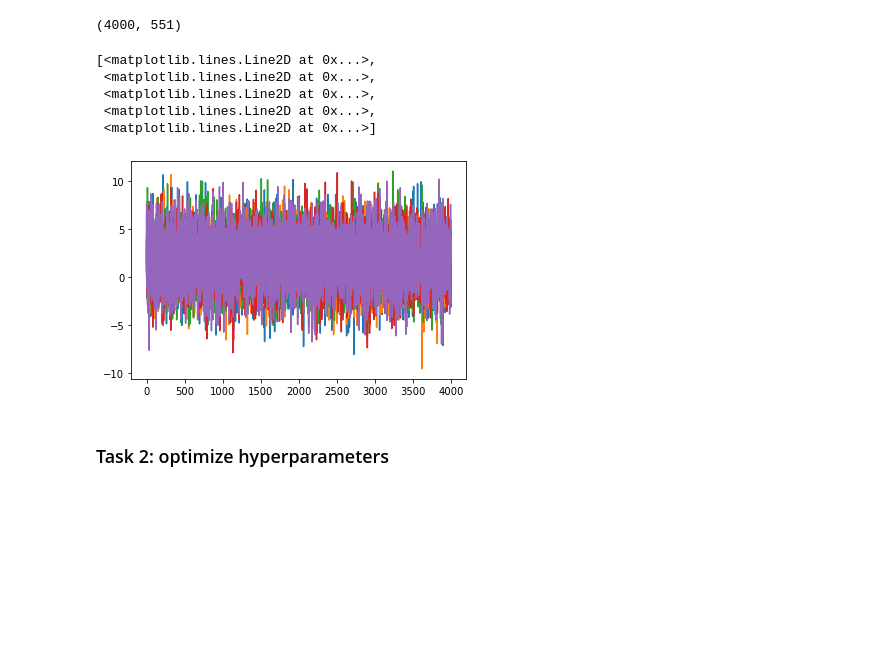
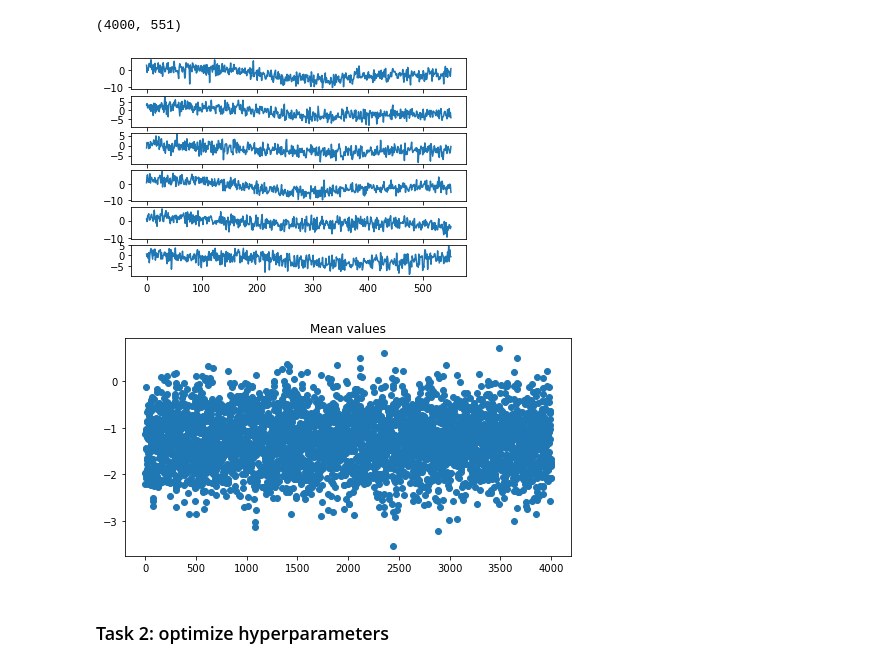
Before and after one commit to TopRamen1/DataAnalysys-LAB, a Jupyter notebook: Lab 6 - Gaussian Process/Lab6.ipynb, the cells around one changed output. Saved outputs shown, nothing was run; the diff lists cells and outputs as text; code cells hidden in the pictures; blank space fills up the shorter version.

```diff
--- a/Lab 6 - Gaussian Process/Lab6.ipynb
+++ b/Lab 6 - Gaussian Process/Lab6.ipynb
@@ -152,14 +152,29 @@ result.stan_variable("y_predict").shape
 # %% [output]
 (4000, 551)
 # %%
-plt.plot(result.stan_variable("y_predict")[:,0:5])
+r = 6
+fig, axs = plt.subplots(r)
+
+for i in range(r):
+    axs[i].plot(result.stan_variable("y_predict")[i])
 # %% [output]
-[<matplotlib.lines.Line2D at 0x...>,
- <matplotlib.lines.Line2D at 0x...>,
- <matplotlib.lines.Line2D at 0x...>,
- <matplotlib.lines.Line2D at 0x...>,
- <matplotlib.lines.Line2D at 0x...>]
-[figure, old version]
+[figure, new version]
+# %%
+mean_val= []
+std_val = []
+
+for y in result.stan_variable("y_predict"):
+    mean_val.append(np.mean(y))
+    std_val.append(np.std(y))
+
+fig, axes = plt.subplots(1, 1, figsize=(8, 4),sharex = True)
+
+axes.scatter([*range(4000)], mean_val)
+
+plt.title("Mean values")
+plt.show()
+# %% [output]
+[figure, added]
 # %% [markdown]
 ### Task 2: optimize hyperparameters
 # %% [markdown]
```
Also changed, not shown: parts of 10 cells of this notebook.
